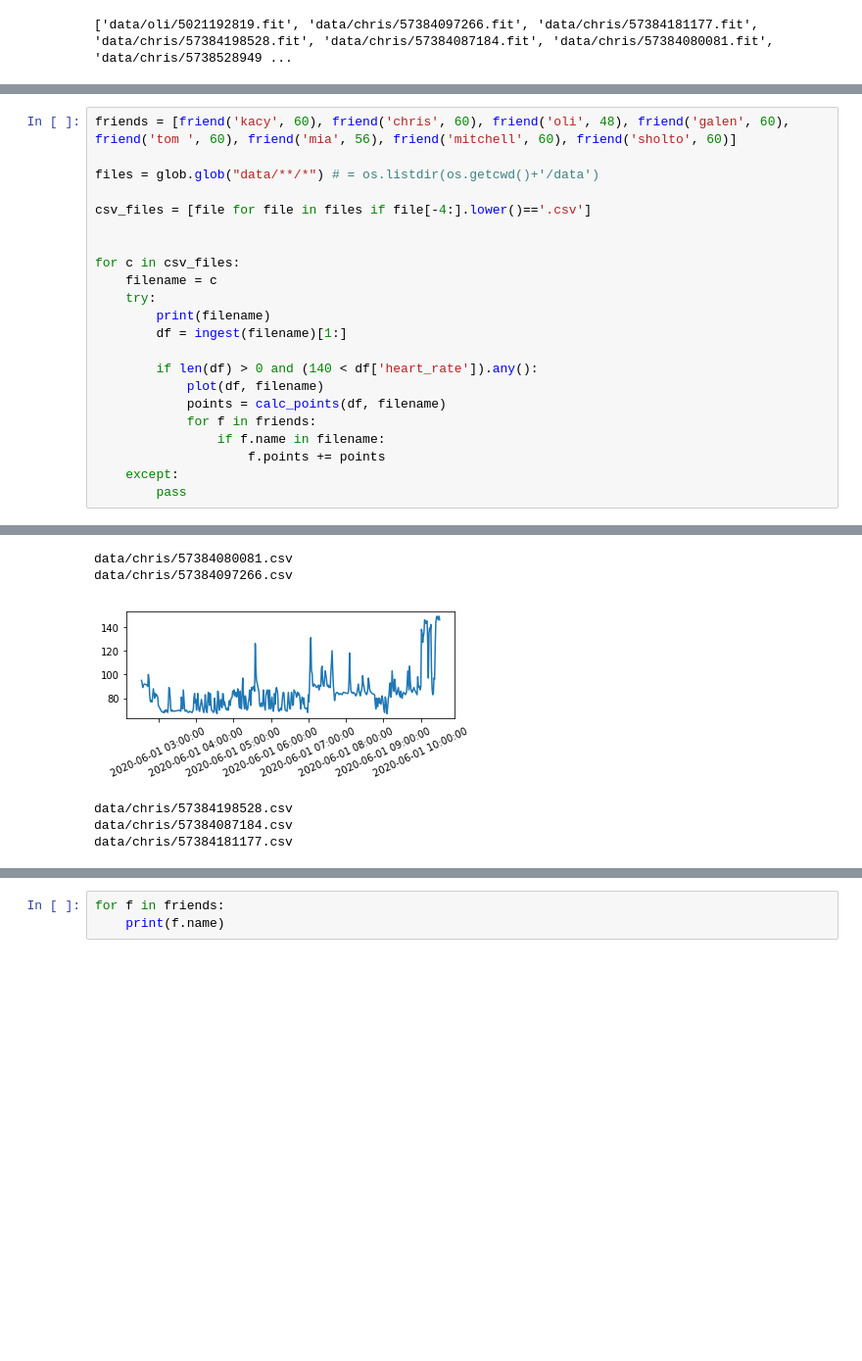
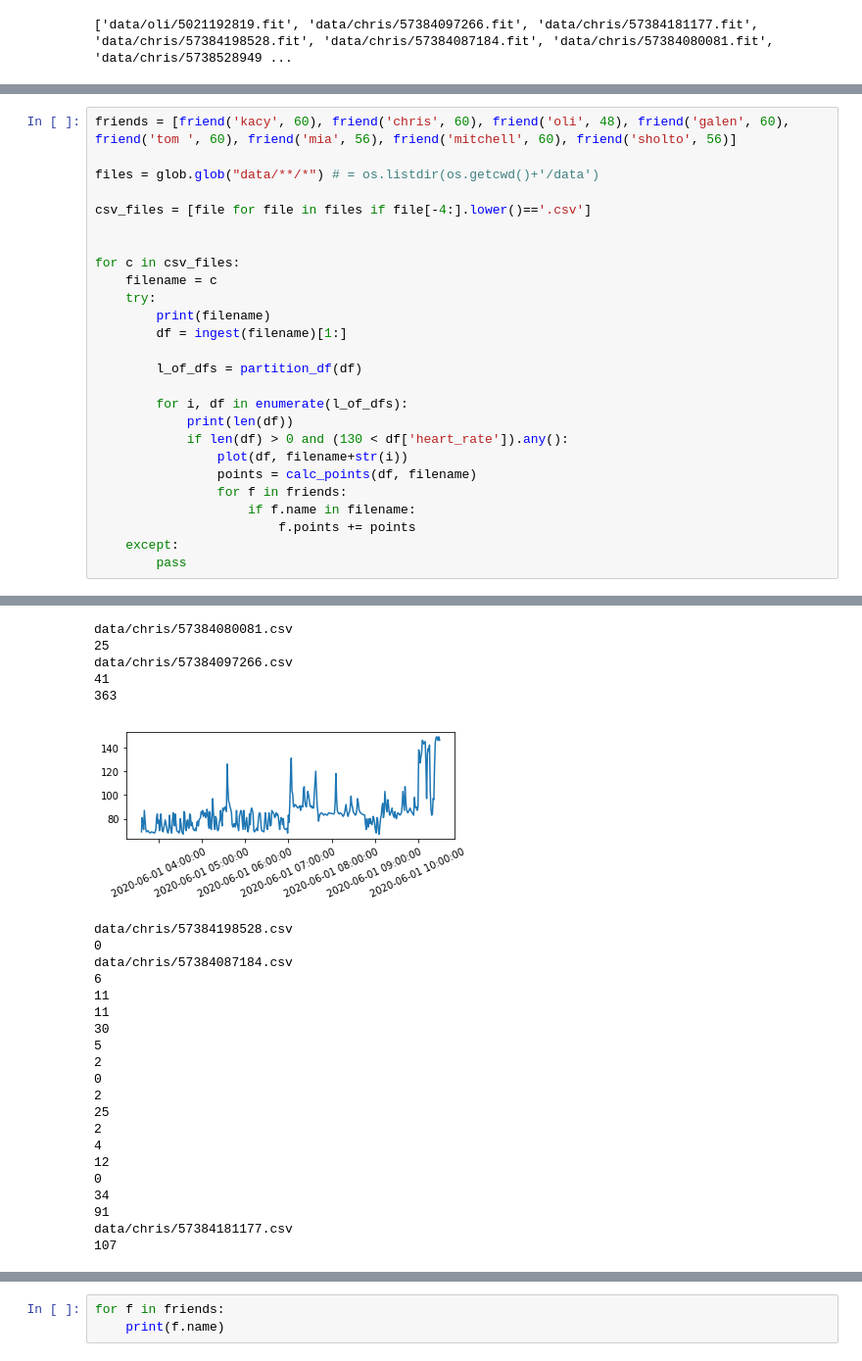
Before and after one commit to sholtodouglas/heartRateChallenge, a Jupyter notebook: parsing.ipynb, the cells around one changed output, grey strips where cells are left out. Shown: that part at 98% size. Saved outputs shown, nothing was run; the diff lists cells and outputs as text; blank space fills up the shorter version.

```diff
--- a/parsing.ipynb
+++ b/parsing.ipynb
@@ -174,7 +200,7 @@ class friend:
     def __str__(self):
         return str(self.__class__) + ": " + str(self.__dict__)
 # %%
-friends = [friend('kacy', 60), friend('chris', 60), friend('oli', 48), friend('galen', 60), friend('tom ', 60), friend('mia', 56), friend('mitchell', 60), friend('sholto', 60)]
+friends = [friend('kacy', 60), friend('chris', 60), friend('oli', 48), friend('galen', 60), friend('tom ', 60), friend('mia', 56), friend('mitchell', 60), friend('sholto', 56)]
 
 files = glob.glob("data/**/*") # = os.listdir(os.getcwd()+'/data')
 
@@ -187,12 +213,16 @@ for c in csv_files:
         print(filename)
         df = ingest(filename)[1:]
 
-        if len(df) > 0 and (140 < df['heart_rate']).any():
-            plot(df, filename)
-            points = calc_points(df, filename)
-            for f in friends:
-                if f.name in filename:
-                    f.points += points
+        l_of_dfs = partition_df(df)
+
+        for i, df in enumerate(l_of_dfs):
+            print(len(df))
+            if len(df) > 0 and (130 < df['heart_rate']).any():
+                plot(df, filename+str(i))
+                points = calc_points(df, filename)
+                for f in friends:
+                    if f.name in filename:
+                        f.points += points
     except:
         pass
 # %% [output]
@@ -200,9 +231,29 @@ data/oli/5021192819.csv
 [figure]
 data/chris/57384080081.csv
+25
 data/chris/57384097266.csv
+41
+363
-[figure, old version]
+[figure, new version]
 data/chris/57384198528.csv
+0
 data/chris/57384087184.csv
+6
+11
+11
+30
+5
+2
+0
+2
+25
+2
+4
+12
+0
+34
+91
 data/chris/57384181177.csv
+107
 [figure]
 data/chris/57385289495.csv
```
Also changed, not shown: parts of 3 cells of this notebook, 10 other files.
